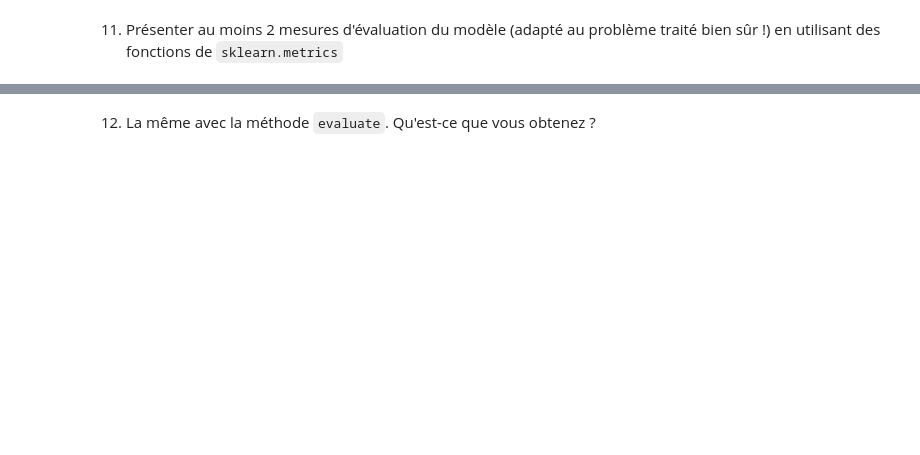
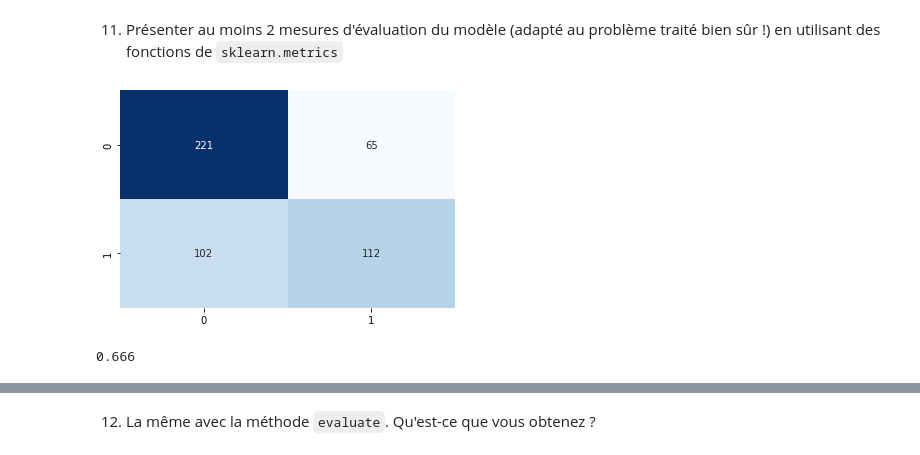
Before and after one commit to louiskuhn/IA-P2-Euskadi, a Jupyter notebook: Ressources/Deep Learning/Artificial Neural Network/perceptron.ipynb, the cells around one changed output, grey strips where cells are left out. Cells and saved outputs as stored; diff of their text form; code cells hidden in the pictures; blank space fills up the shorter version.

Commit message:
debut correction perceptron

```diff
--- a/Ressources/Deep Learning/Artificial Neural Network/perceptron.ipynb
+++ b/Ressources/Deep Learning/Artificial Neural Network/perceptron.ipynb
@@ -38,4 +144,8 @@ Si ce n'est pas le cas, quel paramètre utiliser lors du `train_test_split` pour
 # %% [markdown]
 6. Spécifier les paramètres d'apprentissage avec la méthode `compile`. On utilisera l'entropie croisée binaire comme fonction de perte, Adam comme algorithme d'optimisation et l'accuracy comme métrique.
+# %%
+perceptron.compile(optimizer='Adam', loss='binary_crossentropy', metrics=['accuracy'])
 # %% [markdown]
 7. Entraîner le réseau afin d'en estimer les paramètres. Fixer notamment les hyperparamètres `epochs` et `batch_size`. Que sont-ils ?
+# %%
+perceptron.fit(X_train, y_train, epochs=100, batch_size=15)
@@ -44,2 +181,5 @@ Si ce n'est pas le cas, quel paramètre utiliser lors du `train_test_split` pour
 # %% [markdown]
 9. Calculer les prédictions sur le testset avec `predict`. Que sont ces valeurs ?
+# %%
+y_pred = perceptron.predict(X_test)
+y_pred[:8]
@@ -46,2 +195,5 @@ Si ce n'est pas le cas, quel paramètre utiliser lors du `train_test_split` pour
 # %% [markdown]
 10. Récupérer à partir de ces valeurs prédites, la classe prédite
+# %%
+classes_pred = 1 * (y_pred > 0.5)
+classes_pred[:8]
@@ -48,2 +209,12 @@ Si ce n'est pas le cas, quel paramètre utiliser lors du `train_test_split` pour
 # %% [markdown]
 11. Présenter au moins 2 mesures d'évaluation du modèle (adapté au problème traité bien sûr !) en utilisant des fonctions de `sklearn.metrics`
+# %%
+from sklearn.metrics import confusion_matrix, classification_report, accuracy_score
+import seaborn as sns
+sns.heatmap(confusion_matrix(y_test, classes_pred), annot=True, cbar=False, cmap='Blues', fmt='d');
+# %% [output]
+[figure, added]
+# %%
+accuracy_score(y_test, classes_pred)
+# %% [output]
+0.666
```
Also changed, not shown: parts of 33 cells of this notebook.
